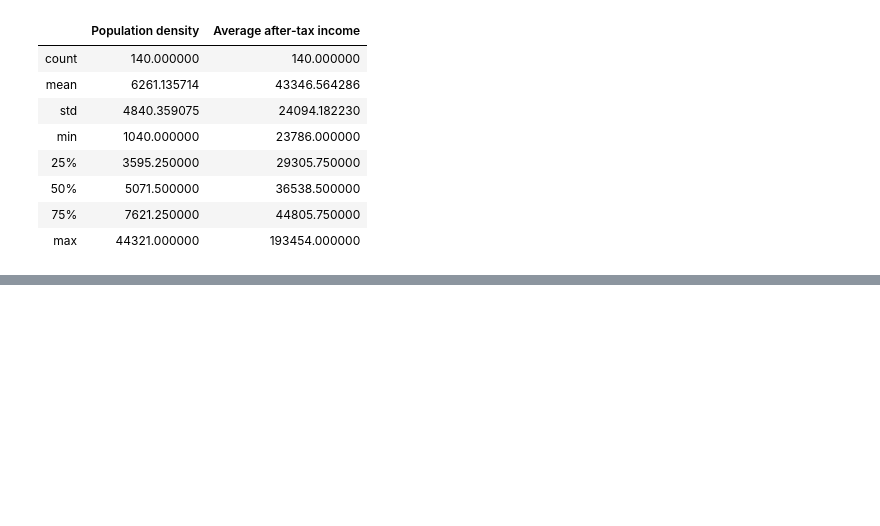
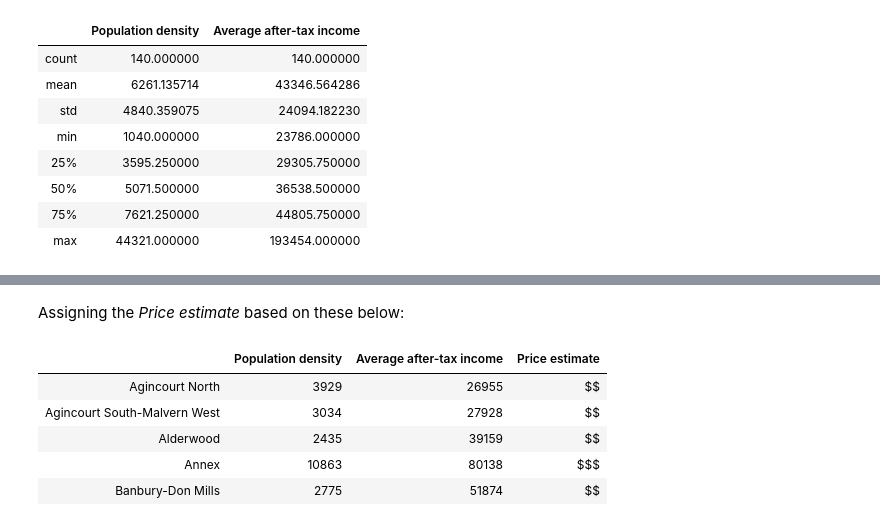
Before and after one commit to suryam08/Coursera_Capstone, a Jupyter notebook: Battle_of_neighbourhoods.ipynb, the cells around one changed output, grey strips where cells are left out. Cells and saved outputs as stored; diff of their text form; code cells hidden in the pictures; blank space fills up the shorter version.

```diff
--- a/Battle_of_neighbourhoods.ipynb
+++ b/Battle_of_neighbourhoods.ipynb
@@ -114,0 +132,5 @@ Concluding remarks and recommendations will be made based on findings in step \#
+# %%
+from sklearn.preprocessing import MinMaxScaler
+scaler = MinMaxScaler()
+scaler.fit(df_demog)
+X = scaler.transform(df_demog)
@@ -114,0 +168,17 @@ Concluding remarks and recommendations will be made based on findings in step \#
+# %% [markdown]
+Assigning the _Price estimate_ based on these below:
+# %%
+est = np.empty([140, 1], dtype=object)
+indx = 0
+for label in kmeanModel.labels_:
+        est[indx] = "$"*(3-label)
+        indx = indx+1
+df_demog['Price estimate'] = est
+df_demog.head()
+# %% [output]
+|  | Population density | Average after-tax income | Price estimate |
+| Agincourt North | 3929 | 26955 | $$ |
+| Agincourt South-Malvern West | 3034 | 27928 | $$ |
+| Alderwood | 2435 | 39159 | $$ |
+| Annex | 10863 | 80138 | $$$ |
+| Banbury-Don Mills | 2775 | 51874 | $$ |
```
Also changed, not shown: parts of 22 cells of this notebook, 1 other file.
